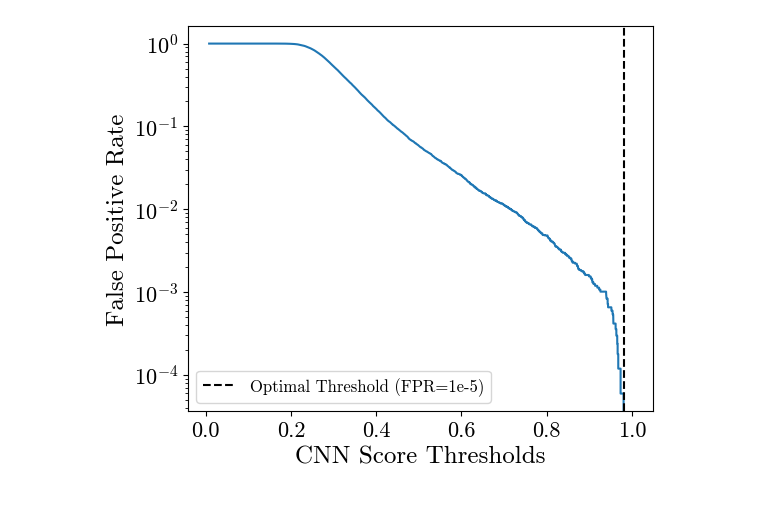
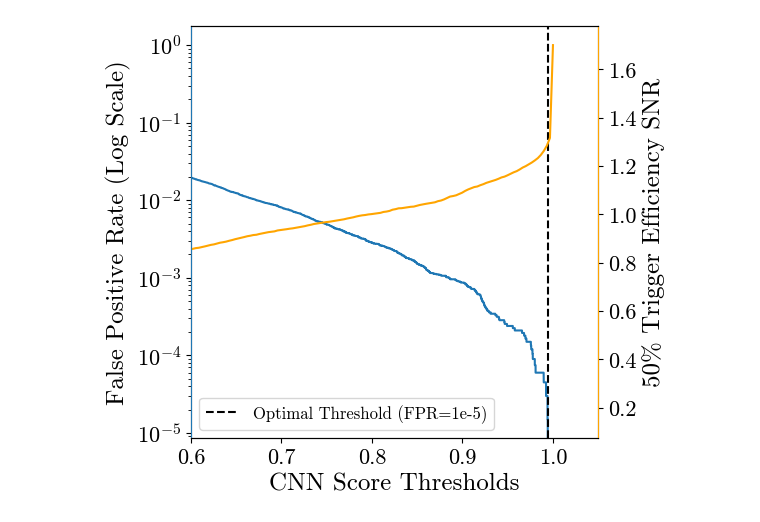
Before and after one commit to umd-pa/RNO_machine_learning, a Jupyter notebook: RNO_classifier/plotting/score_distribution_plotting.ipynb, the cells around one changed output. Saved outputs shown, nothing was run; the diff lists cells and outputs as text; code cells hidden in the pictures.

```diff
--- a/RNO_classifier/plotting/score_distribution_plotting.ipynb
+++ b/RNO_classifier/plotting/score_distribution_plotting.ipynb
@@ -103,14 +191,70 @@ plt.show()
 # %%
 fig,ax=plt.subplots(figsize=(6,5))
 ax.plot(thresholds,fpr_arr)
 ax.set_yscale("log")
 ax.axvline(threshold, ls="--", color="black", label="Optimal Threshold (FPR=1e-5)")
-ax.set_ylabel("False Positive Rate", fontsize=labelsize)
+ax.set_ylabel("False Positive Rate (Log Scale)", fontsize=labelsize)
 ax.set_xlabel("CNN Score Thresholds", fontsize=labelsize)
 ax.legend(loc='lower left', fontsize=12)
 ax.tick_params(axis='both', which='major', labelsize=16)
+
+ax2=ax.twinx()
+ax2.set_ylabel("50% Trigger Efficiency SNR", fontsize=labelsize)
+ax2.tick_params(axis='both', which='major', labelsize=16)
+
+n_bins = 20
+snr_max = 6.0
+
+sig_mask = val_labels == 1
+sig_scores_all = scores[sig_mask]
+sig_snr = snr_per_event[sig_mask]
+
+bin_edges = np.linspace(0, snr_max, n_bins + 1)
+all_edges = np.append(bin_edges, np.inf)
+centres   = 0.5 * (bin_edges[:-1] + bin_edges[1:])
+centres   = np.append(centres, snr_max + 0.5 * snr_max / n_bins)  # overflow centre
+
+#subsample of threshold values since not all are needed for a smooth curve
+plot_thresholds = np.linspace(0, 1, 300)
+thresh_effs = []
+for thresh in plot_thresholds:
+    effs, counts = [], []
+    for lo, hi in zip(all_edges[:-1], all_edges[1:]):
+        mask  = (sig_snr >= lo) & (sig_snr < hi)
+        n_tot = mask.sum()
+        if n_tot == 0:
+            effs.append(np.nan); counts.append(0)
+            continue
+        n_pass = (sig_scores_all[mask] >= thresh).sum()
+        effs.append(n_pass / n_tot)
+        counts.append(n_tot)
+
+    effs   = np.array(effs)
+    counts = np.array(counts)
+    valid  = counts > 0
+
+    # need effs to actually span 0.5 and be increasing to interpolate meaningfully
+    if not np.any(valid) or effs[valid].max() < 0.5 or effs[valid].min() > 0.5:
+        thresh_effs.append(np.nan)
+        continue
+
+    # enforce monotonic xp for np.interp
+    order = np.argsort(effs[valid])
+    thresh_effs.append(np.interp(0.5, effs[valid][order], centres[valid][order]))
+
+thresh_effs = np.array(thresh_effs)
+ax2.plot(plot_thresholds, thresh_effs, color='orange')
+
+lines1, labs1 = ax.get_legend_handles_labels()
+lines2, labs2 = ax2.get_legend_handles_labels()
+ax.legend(lines1 + lines2, labs1 + labs2, loc='lower left', fontsize=12)
+ax.set_xlim(.6,1.05)
+ax2.spines["left"].set_color("tab:blue")
+ax2.spines["right"].set_color("orange")
+fig.tight_layout()
+plt.show()
 # %% [output]
-[figure, old version]
+[figure, new version]
 # %%
 import matplotlib.colors as mcolors
 n_sig = len(sig_val_idx)
```
Also changed, not shown: parts of 3 cells of this notebook.
